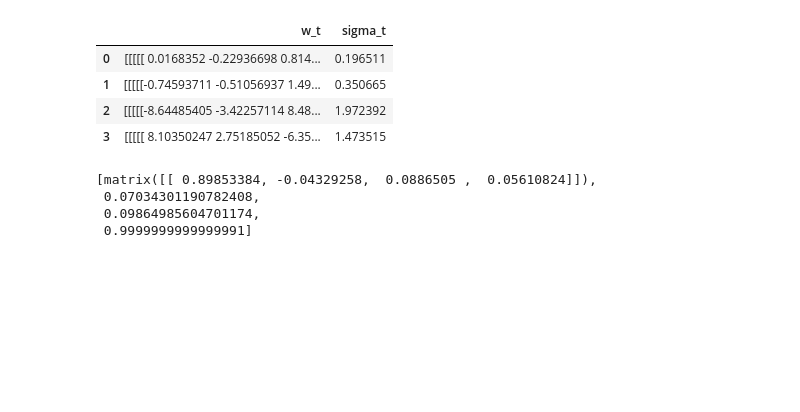
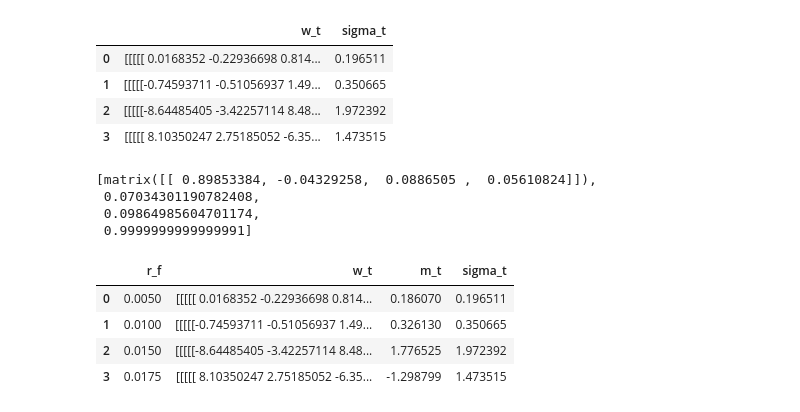
Before and after one commit to fbristotti/cqf, a Jupyter notebook: exam1/exam1.ipynb, the cells around one changed output. Drawn from its saved outputs; the diff is of its cells as text; code cells hidden in the pictures; blank space fills up the shorter version.

```diff
--- a/exam1/exam1.ipynb
+++ b/exam1/exam1.ipynb
@@ -223,3 +224,13 @@ w_t, mu_t, sigma_t = calculate_tangency_portfolio(mu=mu, sigma=sigma, R=R, r_f=0
  0.07034301190782408,
  0.09864985604701174,
  0.9999999999999991]
+# %%
+df_100bps = df_pt[df_pt['r_f'] == 0.01]
+df_100bps.iloc[0].m_t
+df_pt
+# %% [output]
+|  | r_f | w_t | m_t | sigma_t |
+| 0 | 0.0050 | [[[[[ 0.0168352 -0.22936698 0.814... | 0.186070 | 0.196511 |
+| 1 | 0.0100 | [[[[[-0.74593711 -0.51056937 1.49... | 0.326130 | 0.350665 |
+| 2 | 0.0150 | [[[[[-8.64485405 -3.42257114 8.48... | 1.776525 | 1.972392 |
+| 3 | 0.0175 | [[[[[ 8.10350247 2.75185052 -6.35... | -1.298799 | 1.473515 |
```
Also changed, not shown: parts of 3 cells of this notebook.
